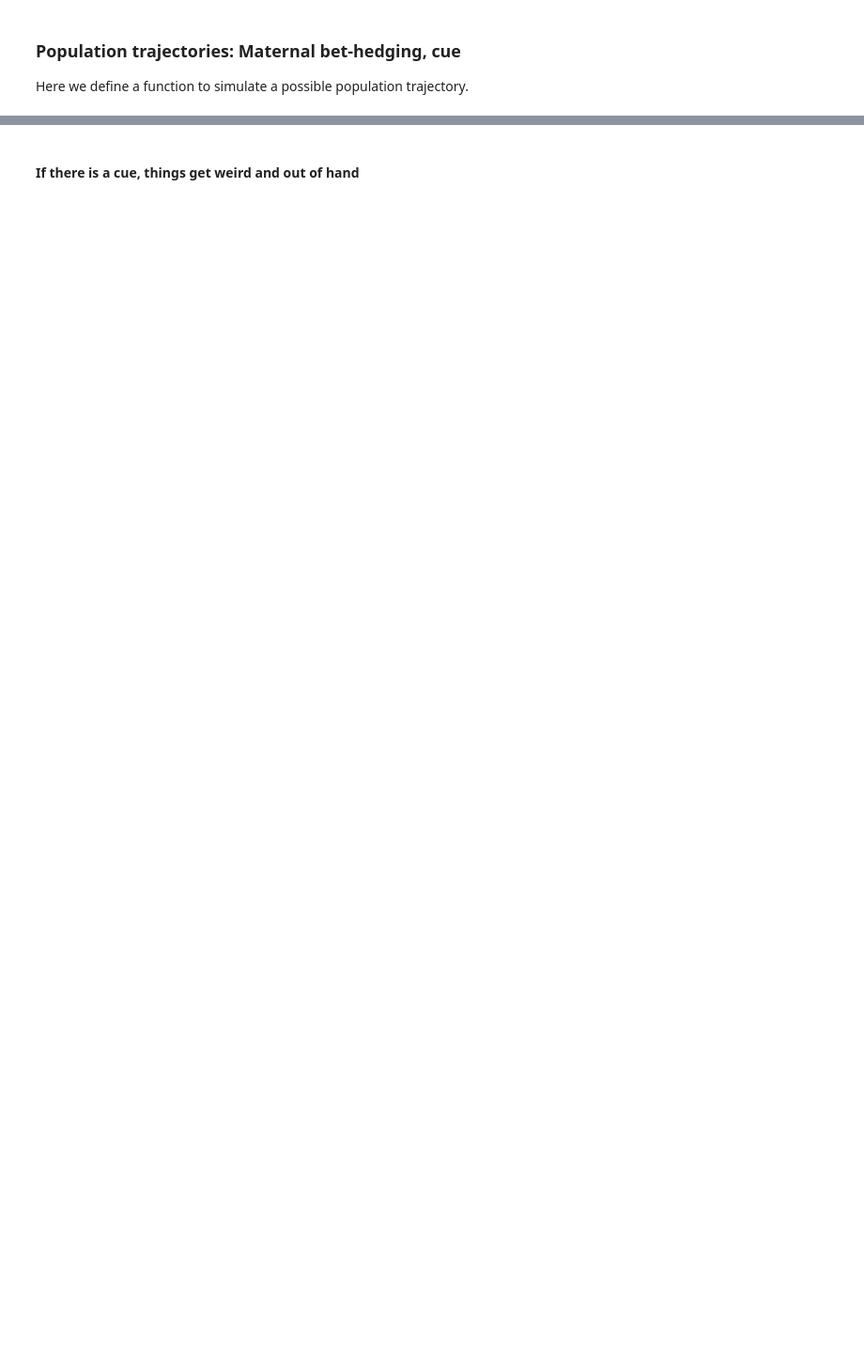
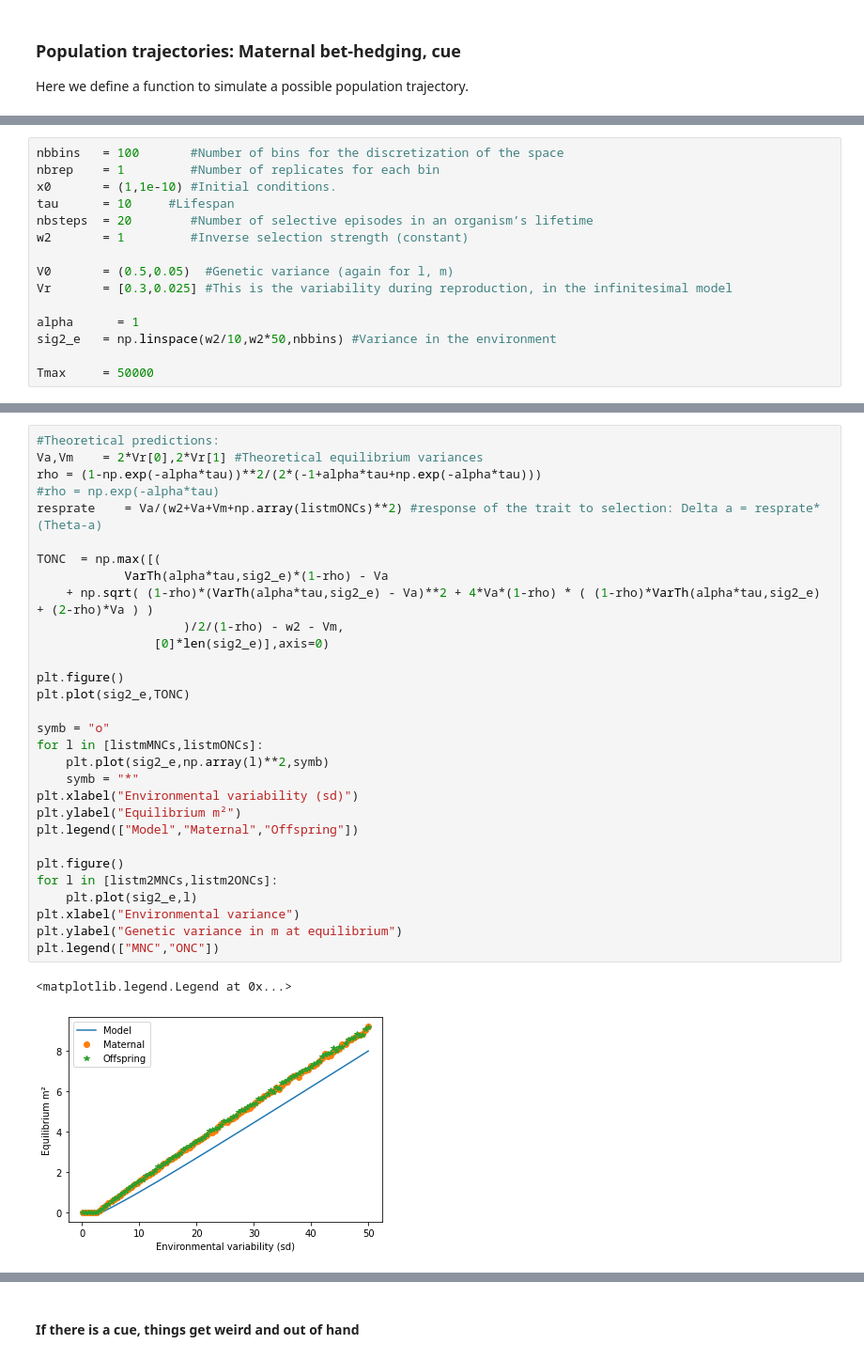
Before and after one commit to pcourau/Maternal_Bet_Hedging, a Jupyter notebook: Simulations_Maternal_Bet_Final.ipynb, the cells around one changed output, grey strips where cells are left out. Shown at 94% size. Cells and saved outputs as stored; diff of their text form; blank space fills up the shorter version.

```diff
--- a/Simulations_Maternal_Bet_Final.ipynb
+++ b/Simulations_Maternal_Bet_Final.ipynb
@@ -518,0 +371,15 @@ plt.plot(listthvar)
+# %%
+nbbins   = 100       #Number of bins for the discretization of the space
+nbrep    = 1         #Number of replicates for each bin
+x0       = (1,1e-10) #Initial conditions.
+tau      = 10     #Lifespan
+nbsteps  = 20        #Number of selective episodes in an organism’s lifetime
+w2       = 1         #Inverse selection strength (constant)
+
+V0       = (0.5,0.05)  #Genetic variance (again for l, m)
+Vr       = [0.3,0.025] #This is the variability during reproduction, in the infinitesimal model
+
+alpha      = 1
+sig2_e   = np.linspace(w2/10,w2*50,nbbins) #Variance in the environment
+
+Tmax     = 50000
@@ -518,0 +407,33 @@ plt.plot(listthvar)
+# %%
+#Theoretical predictions:
+Va,Vm    = 2*Vr[0],2*Vr[1] #Theoretical equilibrium variances
+rho = (1-np.exp(-alpha*tau))**2/(2*(-1+alpha*tau+np.exp(-alpha*tau)))
+#rho = np.exp(-alpha*tau)
+resprate    = Va/(w2+Va+Vm+np.array(listmONCs)**2) #response of the trait to selection: Delta a = resprate*(Theta-a)
+
+TONC  = np.max([(
+            VarTh(alpha*tau,sig2_e)*(1-rho) - Va
+    + np.sqrt( (1-rho)*(VarTh(alpha*tau,sig2_e) - Va)**2 + 4*Va*(1-rho) * ( (1-rho)*VarTh(alpha*tau,sig2_e) + (2-rho)*Va ) )
+                    )/2/(1-rho) - w2 - Vm,
+                [0]*len(sig2_e)],axis=0)
+
+plt.figure()
+plt.plot(sig2_e,TONC)
+
+symb = "o"
+for l in [listmMNCs,listmONCs]:
+    plt.plot(sig2_e,np.array(l)**2,symb)
+    symb = "*"
+plt.xlabel("Environmental variability (sd)")
+plt.ylabel("Equilibrium m²")
+plt.legend(["Model","Maternal","Offspring"])
+
+plt.figure()
+for l in [listm2MNCs,listm2ONCs]:
+    plt.plot(sig2_e,l)
+plt.xlabel("Environmental variance")
+plt.ylabel("Genetic variance in m at equilibrium")
+plt.legend(["MNC","ONC"])
+# %% [output]
+<matplotlib.legend.Legend at 0x...>
+[figure, added]
```
Also changed, not shown: parts of 72 cells of this notebook.
